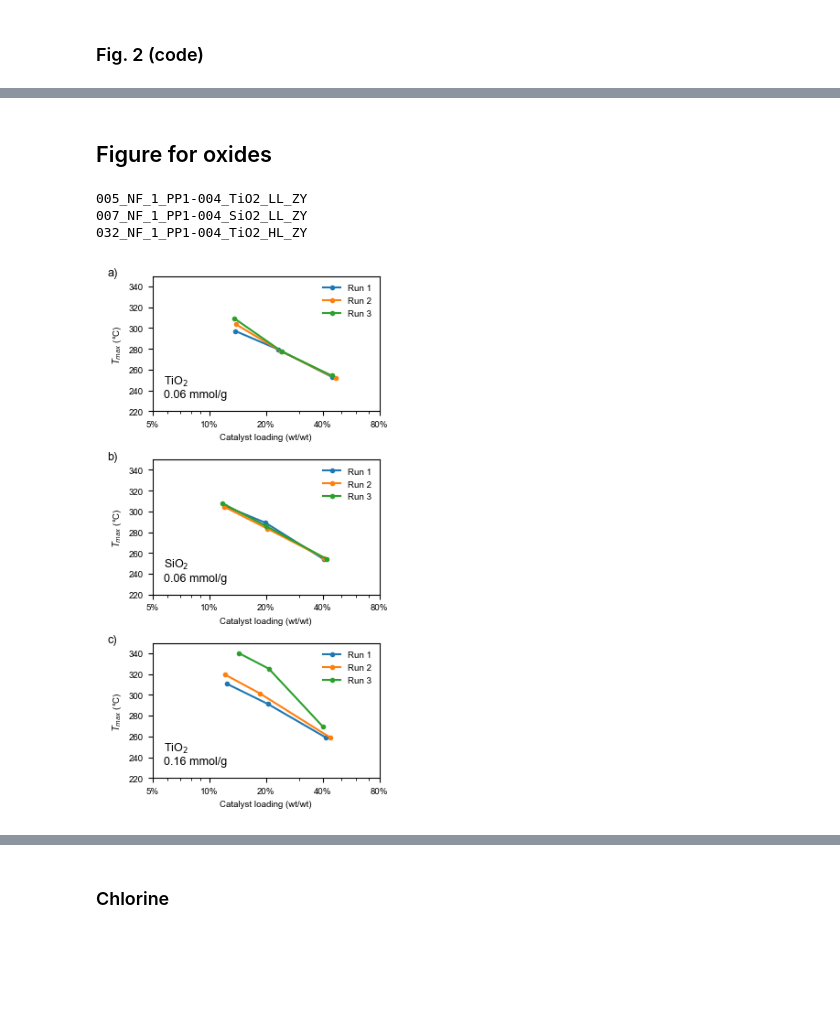
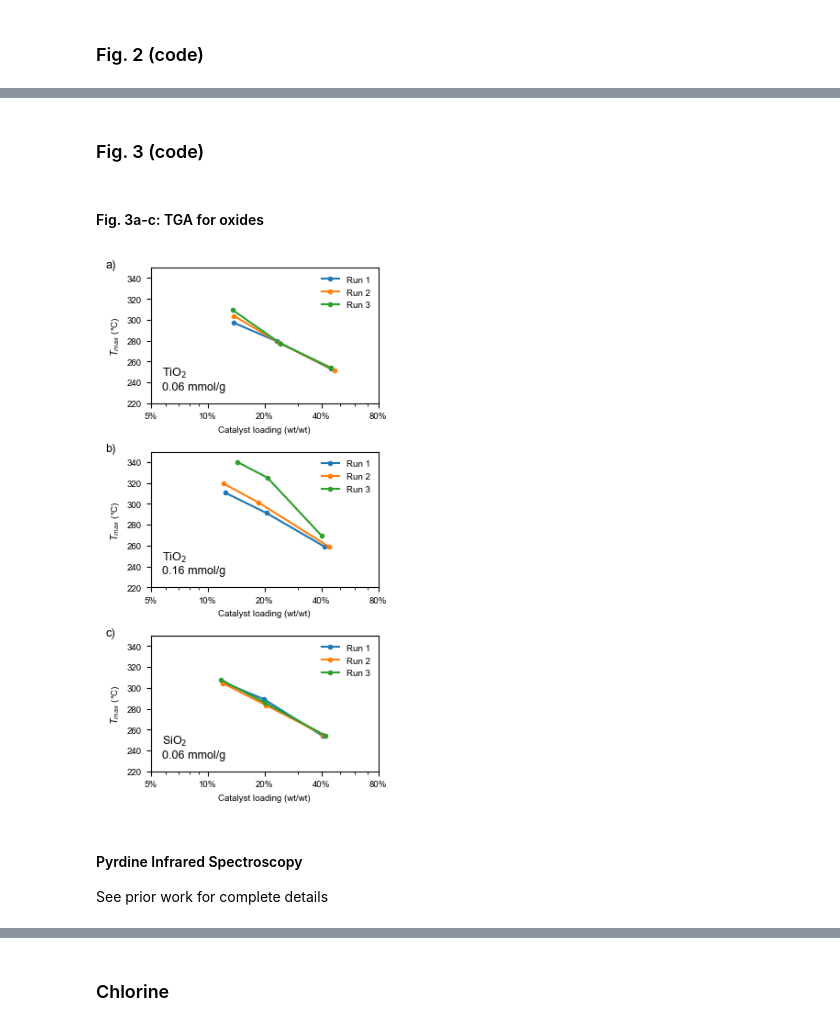
Before and after one commit to MyonicS/Manuscript_Impurities_2025, a Jupyter notebook: Impuritites_notebook.ipynb, the cells around one changed output, grey strips where cells are left out. Drawn from its saved outputs; the diff is of its cells as text; code cells hidden in the pictures; blank space fills up the shorter version.

```diff
--- a/Impuritites_notebook.ipynb
+++ b/Impuritites_notebook.ipynb
@@ -466,51 +479,42 @@ plt.savefig(os.path.join(figdir, 'Fig_2.svg'), transparent=True)
+# %% [markdown]
+### Fig. 3 (code)
 # %% [markdown]
-## Figure for oxides
+#### Fig. 3a-c: TGA for oxides
 # %%
-%matplotlib widget
-
-tga_experiments = os.listdir(os.path.join(data_dir, 'tga'))
-exp_labels = pd.read_csv('utils/TGA_exp_labels.csv',names=['experiment_number', 'label'])
-sel_exp_nums = [5,7,31]
-selected_exps = [tga_experiments[i-1] for i in sel_exp_nums]
-
+sel_exp_nums = [5,32,7]
 color_dict = {1: 'C0', 2: 'C1', 3: 'C2'}
 
-fig, axs = plt.subplots(3, 1, figsize=(3.3*1,3.3/1.618*3))
-
-for i, exp in enumerate(selected_exps):
+fig, axs = plt.subplots(3, 1, figsize=(3.3,3.3/1.618*3))
+for i, num in enumerate(sel_exp_nums):
     ax = axs[i]
-    exp_dir = os.listdir(os.path.join(data_dir, 'tga', exp,'outputs'))
-    print(exp)
-    #in exp dir find the file that contains 'Results_full and read it as csv'
-    result_file = [file for file in exp_dir if 'Results_full' in file][0]
-    df = pd.read_csv(os.path.join(data_dir, 'tga', exp,'outputs', result_file))
+    exp = tga_experiments[get_index_from_num(num, tga_experiments)]
+    df = pd.read_csv(os.path.join(resultdir,'tga', 'Results_full_'+exp+'.csv'))
     for run in df['num_run'].unique():
         df_run = df[df['num_run'] == run]
         ax.plot(df_run['cat_weight']/df_run['polymer_weight']*100,df_run['Tmax'],'o-',markersize=3, color=color_dict[run],label='Run ' + str(run))
 
     #Formatting
     ax.set_xscale('log')
     ax.set_ylim(220,350)
     ticks1 = [5,10,20,40,80]
     ax.legend(frameon=False)
 
     ax.set_xticks(ticks1)
     ax.xaxis.set_major_formatter(mticker.ScalarFormatter())
     ax.set_xticklabels([str(x)+ '%' for x in ticks1])
     ax.set_xlabel('Catalyst loading (wt/wt)')
     ax.set_ylabel('$T_{max}$ (°C)')
     exp_num = int(exp.split('_')[0])
     ax.annotate(exp_labels.loc[exp_labels['experiment_number'] == exp_num, 'label'].values[0].replace('\\n','\n'),
                 xy=(0.05, 0.1), xycoords='axes fraction', ha='left', fontsize=9)
-#add a-c
+# add a-f
 for i, ax in enumerate(axs.flatten()):
     ax.text(-0.2, 1.0, chr(97+i)+')', transform=ax.transAxes, fontsize=9)
 
 plt.tight_layout()
-plt.savefig(os.path.join(figdir, 'Fig_4_oxides.svg'), transparent=True)
-plt.show()
+plt.savefig(os.path.join(figdir, 'Fig_3a-c.svg'), transparent=True)
 # %% [output]
-005_NF_1_PP1-004_TiO2_LL_ZY
-007_NF_1_PP1-004_SiO2_LL_ZY
-032_NF_1_PP1-004_TiO2_HL_ZY
-[figure, old version]
+[figure, new version]
+# %% [markdown]
+#### Pyrdine Infrared Spectroscopy
+See prior work for complete details
```
Also changed, not shown: parts of 19 cells of this notebook, 9 other files.
